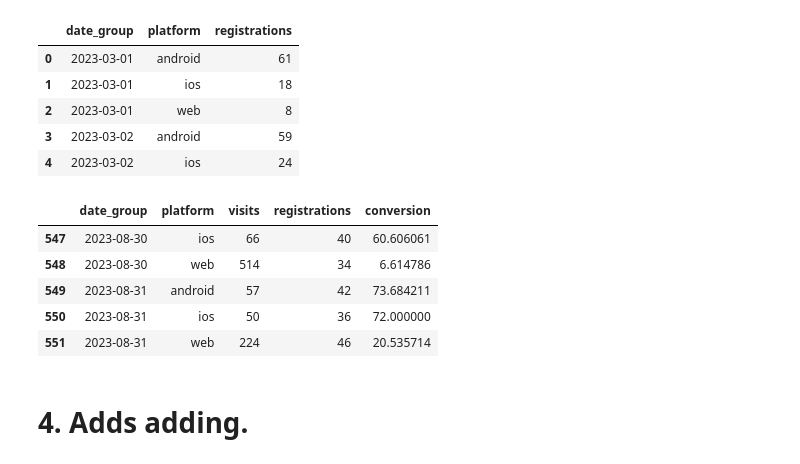
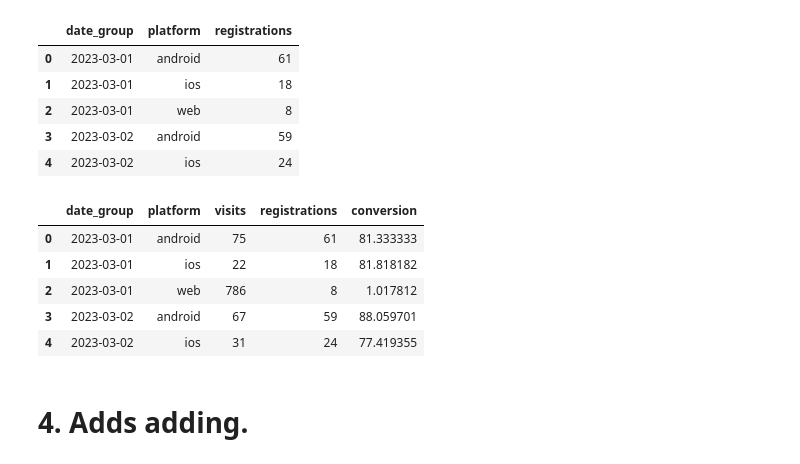
Before and after one commit to mrvdanilov/python-for-data-analysts-project-100, a Jupyter notebook: charts_project.ipynb, the cells around one changed output. Cells and saved outputs as stored; diff of their text form; code cells hidden in the pictures.

```diff
--- a/charts_project.ipynb
+++ b/charts_project.ipynb
@@ -17,14 +17,14 @@ API_URL = os.getenv('API_URL')
 DATE_BEGIN = os.getenv('DATE_BEGIN')
 DATE_END = os.getenv('DATE_END')
 # %%
-visits = requests.get(f'{API_URL}/visits?begin={DATE_BEGIN}&end={DATE_END}')
-#visits = requests.get('https://data-charts-api.hexlet.app/visits?begin=2023-03-01&end=2023-09-01')
+#visits = requests.get(f'{API_URL}/visits?begin={DATE_BEGIN}&end={DATE_END}')
+visits = requests.get('https://data-charts-api.hexlet.app/visits?begin=2023-03-01&end=2023-09-01')
 visits.status_code
 # %% [output]
 200
 # %%
-regs = requests.get(f'{API_URL}/registrations?begin={DATE_BEGIN}&end={DATE_END}')
-#regs = requests.get('https://data-charts-api.hexlet.app/registrations?begin=2023-03-01&end=2023-09-01')
+#regs = requests.get(f'{API_URL}/registrations?begin={DATE_BEGIN}&end={DATE_END}')
+regs = requests.get('https://data-charts-api.hexlet.app/registrations?begin=2023-03-01&end=2023-09-01')
 regs.status_code
 # %% [output]
 200
@@ -88,22 +90,22 @@ prepared_regs_df.head()
 # %%
 def visits_and_regs_conversion(df_vis, df_regs):
     df = pd.merge(df_vis, df_regs, on=['date_group', 'platform'], how='left')
     df['conversion'] = (df['registrations'] / df['visits']) * 100
-    #df = df.sort_values(by=['date_group', 'platform'])
+    df = df.sort_values(by=['date_group', 'platform'])
+
     df.to_json("./conversion.json")
-
     return df
 
 
 vis_regs_conv = visits_and_regs_conversion(prepared_visits_df, prepared_regs_df)
 vis_regs_conv.head()
 # %% [output]
 |  | date_group | platform | visits | registrations | conversion |
-| 547 | 2023-08-30 | ios | 66 | 40 | 60.606061 |
-| 548 | 2023-08-30 | web | 514 | 34 | 6.614786 |
-| 549 | 2023-08-31 | android | 57 | 42 | 73.684211 |
-| 550 | 2023-08-31 | ios | 50 | 36 | 72.000000 |
-| 551 | 2023-08-31 | web | 224 | 46 | 20.535714 |
+| 0 | 2023-03-01 | android | 75 | 61 | 81.333333 |
+| 1 | 2023-03-01 | ios | 22 | 18 | 81.818182 |
+| 2 | 2023-03-01 | web | 786 | 8 | 1.017812 |
+| 3 | 2023-03-02 | android | 67 | 59 | 88.059701 |
+| 4 | 2023-03-02 | ios | 31 | 24 | 77.419355 |
 # %% [markdown]
 # 4. Adds adding.
 # %%
```
Also changed, not shown: parts of 16 cells of this notebook.
